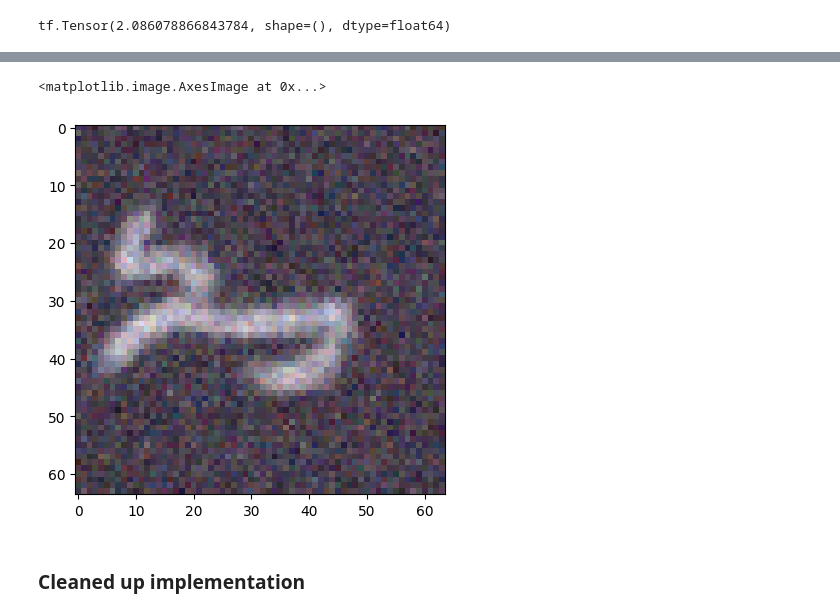
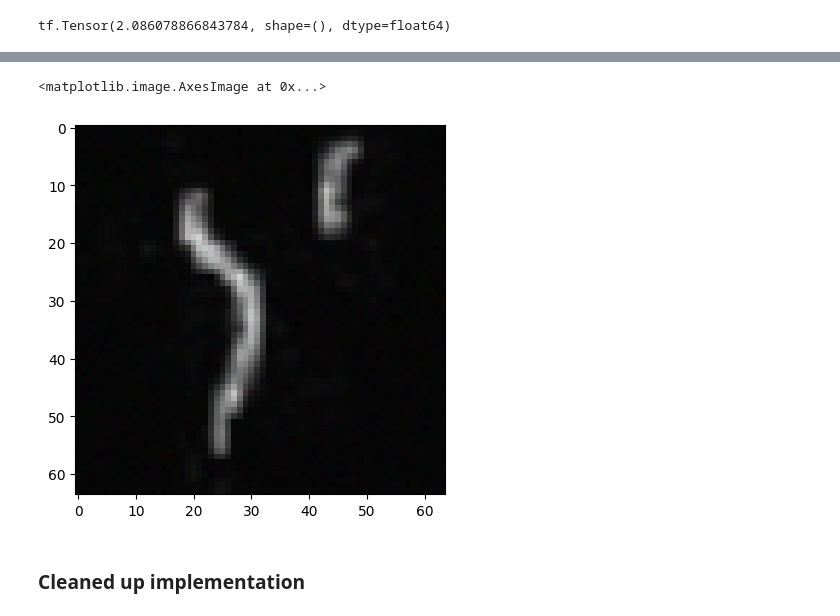
Before and after one commit to tlaw009/GAN-devel, a Jupyter notebook: Diffusion_Models.ipynb, the cells around one changed output, grey strips where cells are left out. Saved outputs shown, nothing was run; the diff lists cells and outputs as text; code cells hidden in the pictures.

```diff
--- a/Diffusion_Models.ipynb
+++ b/Diffusion_Models.ipynb
@@ -377,10 +365,10 @@ Epoch 0199 Avg. Loss:  0.004113483195827707
 # %%
 img1 = dm1.p_sample_to_img(2)
 # %%
-plt.imshow(img1[1])
+plt.imshow(img1[0])
 # %% [output]
 <matplotlib.image.AxesImage at 0x...>
-[figure, old version]
+[figure, new version]
 # %% [markdown]
 ### Cleaned up implementation
 # %%
```
Also changed, not shown: parts of 6 cells of this notebook, 2 other files.
